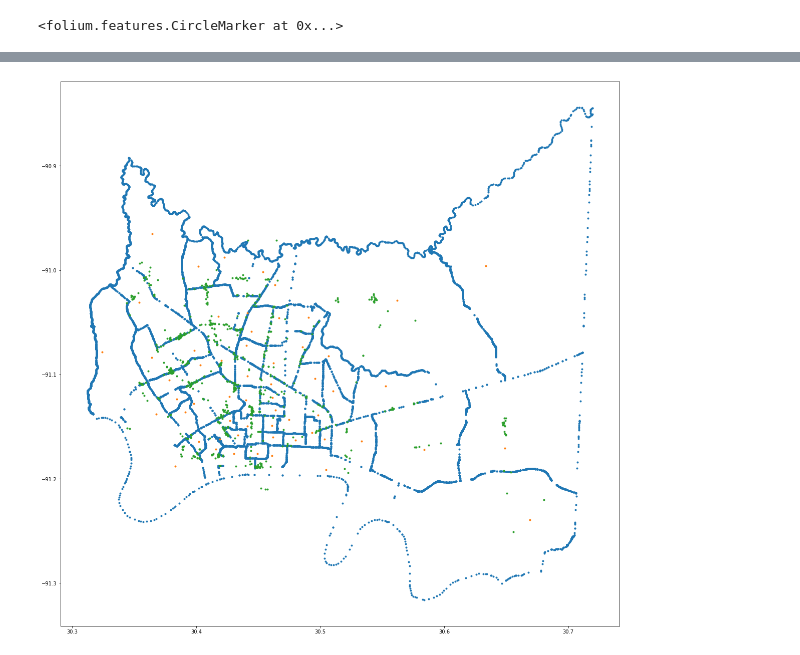
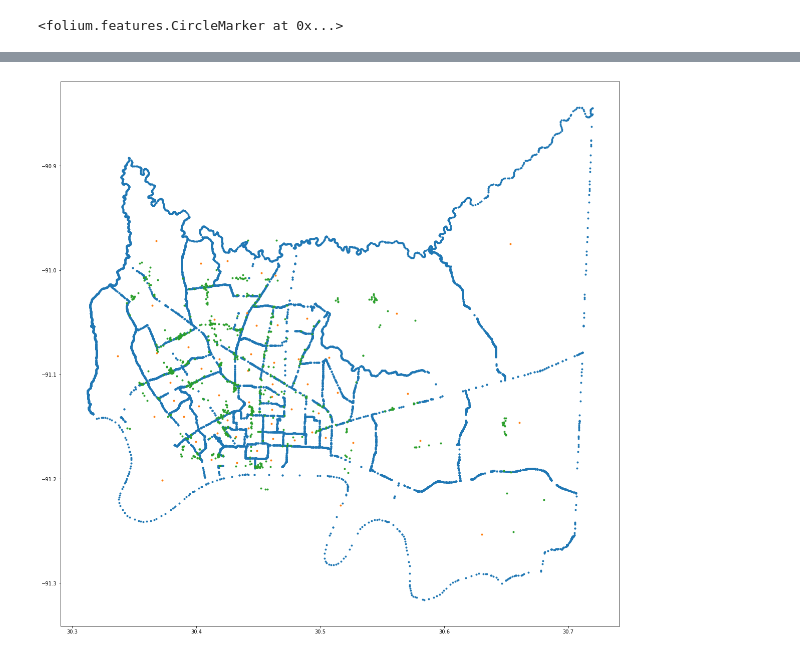
Before and after one commit to travistheall/Coursera_Capstone, a Jupyter notebook: VisualizeData.ipynb, the cells around one changed output, grey strips where cells are left out. Cells and saved outputs as stored; diff of their text form; code cells hidden in the pictures.

```diff
--- a/VisualizeData.ipynb
+++ b/VisualizeData.ipynb
@@ -15,23 +11,7 @@ import folium
 import matplotlib.pyplot as plt
 %matplotlib inline
 # %%
-geojson = requests.get('https://opendata.arcgis.com/datasets/7c5e82ef83834de2ad2478efc86744ae_0.geojson').json()
-geojson_df = json_normalize(geojson["features"])
-avgNeighCoords_df = pd.read_excel('Average_Neighborhood_Coord.xlsx')
-zillow_df = pd.read_excel('forsale.xlsx')
-api_df = pd.read_excel('fsfilter.xlsx')
+neighCenterData = pd.read_excel('data/NeighborhoodMaxMinCenter.xlsx')
+brgeodf = pd.read_excel('data/BatonRougeGeometryDf.xlsx')
+zillow_df = pd.read_excel('data/forsale.xlsx')
+api_df = pd.read_excel('data/fsfilter.xlsx')
-# %%
-coords = 'geometry.coordinates'
-brgeodf = (geojson_df[coords].apply(lambda r: [(i[0],i[1]) for i in r[0]])
-           .apply(pd.Series).stack()
-           .reset_index(level=1).rename(columns={0:coords,"level_1":"point"})
-           .join(geojson_df.drop(coords,1), how='left')).reset_index(level=0)
-brgeodf[['long','lat']] = brgeodf[coords].apply(pd.Series)
-brgeodf.rename(columns={'geometry.coordinates':'Coordinates',
-                        'properties.ID':'ID',
-                        'properties.NEIGHBORHOOD':'Neighborhood',
-                        'properties.COMMUNITY':'Community',
-                        'properties.POPULATION':'Population',
-                        'properties.PLANNING_DISTRICT':'PanningDistrict',
-                        'geometry.type':'Geometry',},
-                 inplace=True)
@@ -90,8 +62,8 @@ map_br
 # %%
 plt.figure(figsize=(20, 20))
-plt.scatter(brgeodf['lat'], brgeodf['long'], marker='.')
-plt.scatter(avgNeighCoords_df['Lat'], avgNeighCoords_df['Long'], marker='.')
-plt.scatter(api_df['lat'], api_df['lng'], marker='.')
+plt.scatter(brgeodf['Latitude'], brgeodf['Longitude'], marker='.')
+plt.scatter(neighCenterData['Center Latitude'], neighCenterData['Center Longitude'], marker='.')
+plt.scatter(api_df['Latitude'], api_df['Longitude'], marker='.')
 plt.savefig('coordMapOfBr.png')
 # %% [output]
-[figure, old version]
+[figure, new version]
```
Also changed, not shown: parts of 9 cells of this notebook, 8 other files.
